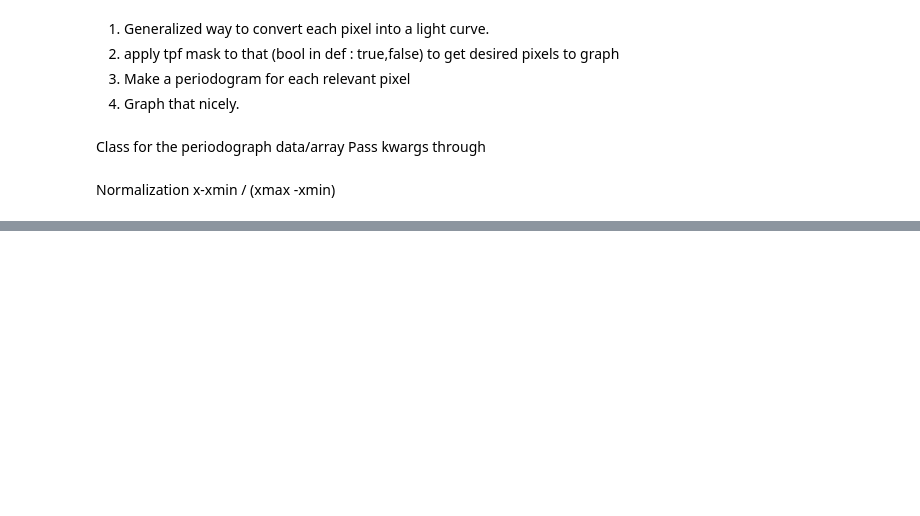
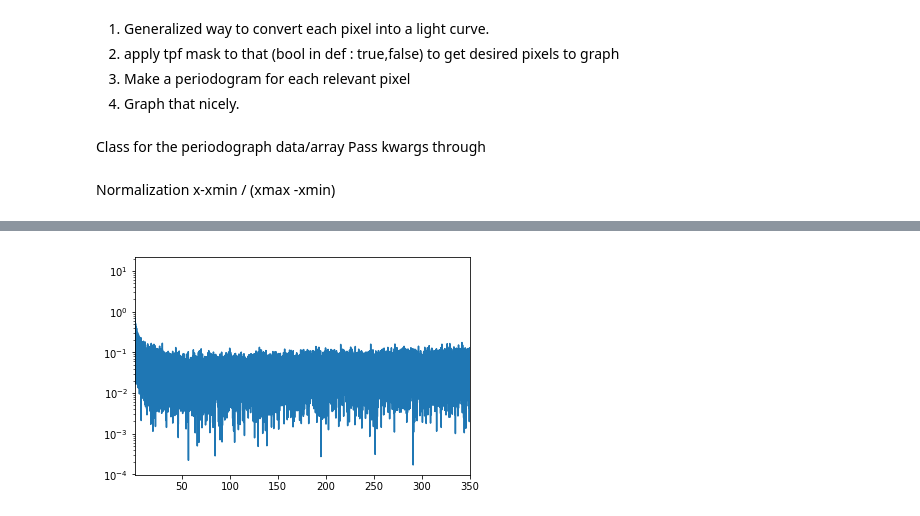
Before and after one commit to Higgins00/AstroResearch, a Jupyter notebook: Research.ipynb, the cells around one changed output, grey strips where cells are left out. Saved outputs shown, nothing was run; the diff lists cells and outputs as text; code cells hidden in the pictures; blank space fills up the shorter version.

```diff
--- a/Research.ipynb
+++ b/Research.ipynb
@@ -65,0 +128,2 @@ x-xmin / (xmax -xmin)
+# %%
+tpfperiod=PixelMapPeriodogram(tpf)
@@ -65,0 +134,8 @@ x-xmin / (xmax -xmin)
+# %%
+%%time
+import time
+
+plt.plot(tpfperiod.periodogram[0][0].frequency, tpfperiod.periodogram[0][0].power)
+plt.xlim(1,350)
+plt.yscale('log')
+# %% [output]
@@ -65,0 +143 @@ x-xmin / (xmax -xmin)
+[figure, added]
```
Also changed, not shown: parts of 33 cells of this notebook.
